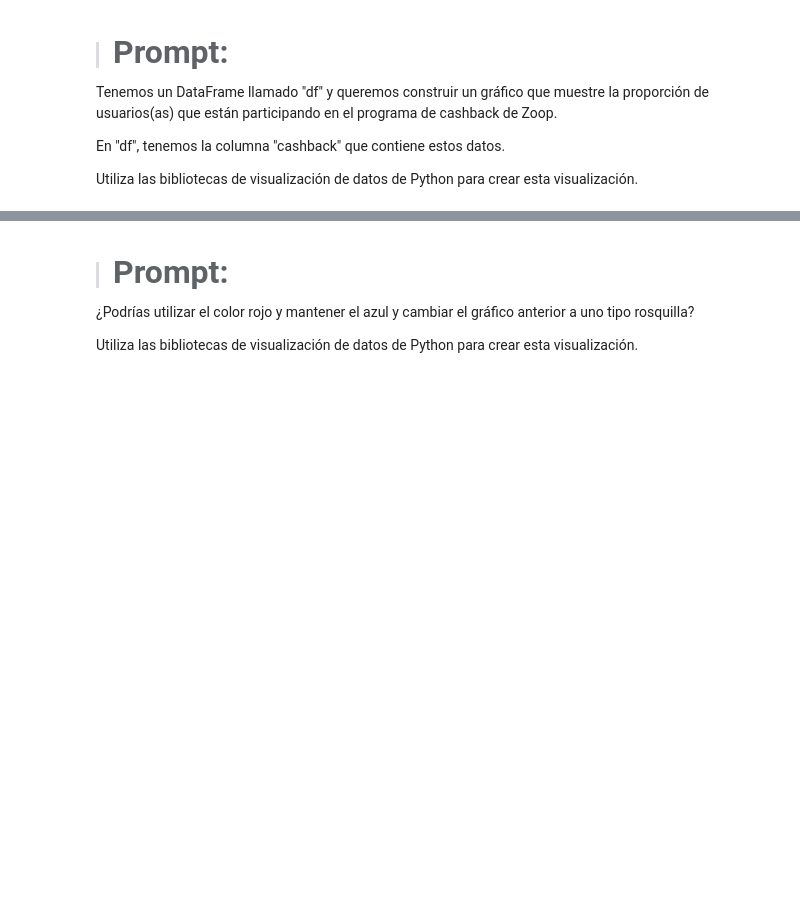
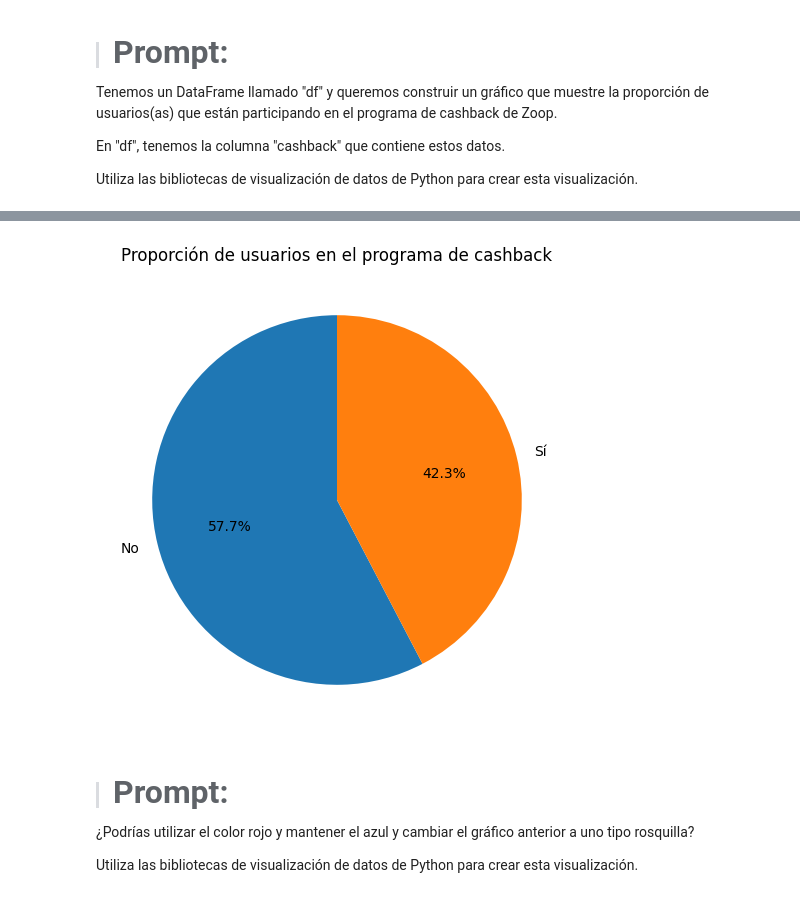
Before and after one commit to DaniGa-Mo/IA_Ciencia_de_Datos, a Jupyter notebook: IA_aplicada_a_ciencia_de_datos.ipynb, the cells around one changed output, grey strips where cells are left out. Drawn from its saved outputs; the diff is of its cells as text; code cells hidden in the pictures; blank space fills up the shorter version.

```diff
--- a/IA_aplicada_a_ciencia_de_datos.ipynb
+++ b/IA_aplicada_a_ciencia_de_datos.ipynb
@@ -893,3 +893,10 @@ Tenemos un DataFrame llamado "df" y queremos construir un gráfico que muestre l
 En "df", tenemos la columna "cashback" que contiene estos datos.
 
 Utiliza las bibliotecas de visualización de datos de Python para crear esta visualización.
+# %%
+import matplotlib.pyplot as plt
+
+# Contar usuarios según participación en cashback
+cashback_resumen = df_completo['cashback'].value_counts()
+
+cashback_resumen
@@ -896,3 +909,16 @@ Utiliza las bibliotecas de visualización de datos de Python para crear esta vis
+# %%
+plt.figure(figsize=(6, 6))
+plt.pie(
+    cashback_resumen.values,
+    labels=cashback_resumen.index,
+    autopct='%1.1f%%',
+    startangle=90
+)
+
+plt.title('Proporción de usuarios en el programa de cashback')
+plt.show()
+# %% [output]
+[figure, added]
 # %% [markdown]
 > #### <strong><font color="7b71ff" size =6>Prompt:</font></strong>
 
```
Also changed, not shown: parts of 5 cells of this notebook.
